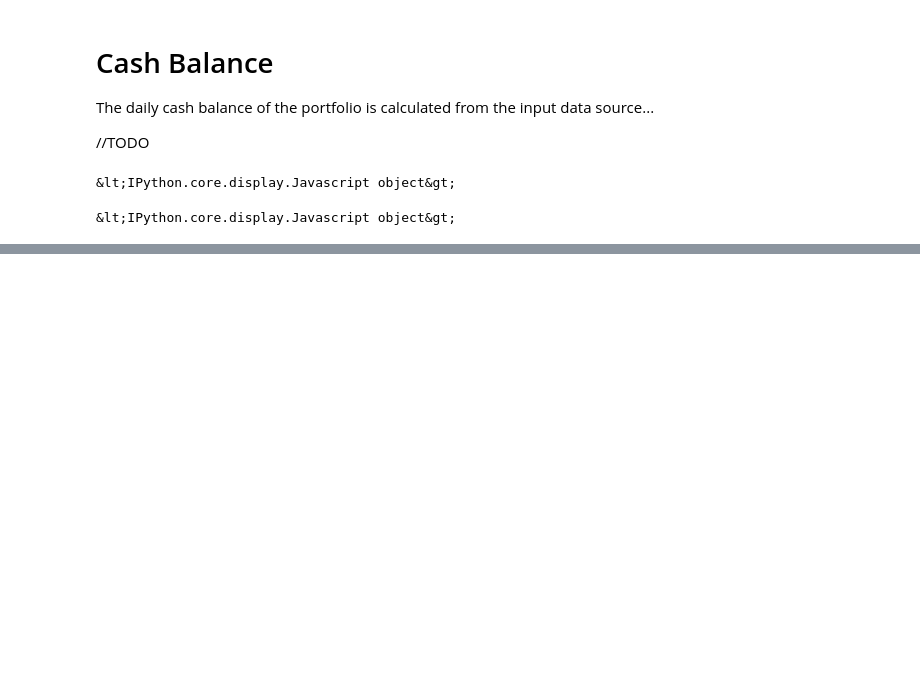
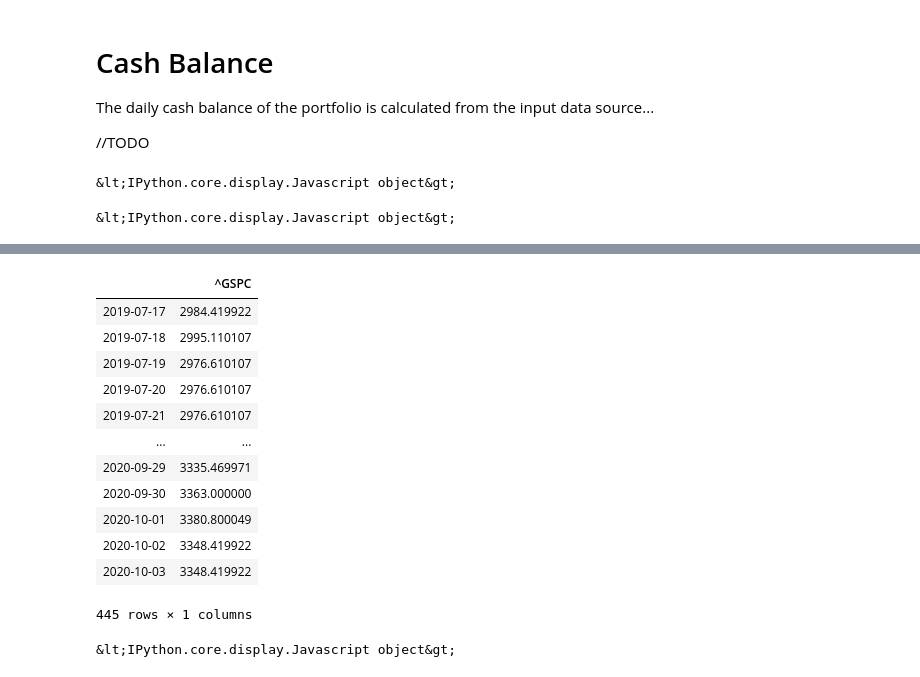
Before and after one commit to julian-west/python_portfolio_tracker, a Jupyter notebook: tutorials/loading_portfolio_data.ipynb, the cells around one changed output, grey strips where cells are left out. Saved outputs shown, nothing was run; the diff lists cells and outputs as text; code cells hidden in the pictures; blank space fills up the shorter version.

Commit message:
add benchmarks

```diff
--- a/tutorials/loading_portfolio_data.ipynb
+++ b/tutorials/loading_portfolio_data.ipynb
@@ -259,0 +268,20 @@ cash.cash_flows
+# %%
+# load SNP 500
+benchmark = '^GSPC'
+bm = BenchMarkLoader(pf,benchmark_tickers=benchmark)
+bm.benchmark_stock_prices
+# %% [output]
+|  | ^GSPC |
+| 2019-07-17 | 2984.419922 |
+| 2019-07-18 | 2995.110107 |
+| 2019-07-19 | 2976.610107 |
+| 2019-07-20 | 2976.610107 |
+| 2019-07-21 | 2976.610107 |
+| ... | ... |
+| 2020-09-29 | 3335.469971 |
+| 2020-09-30 | 3363.000000 |
+| 2020-10-01 | 3380.800049 |
+| 2020-10-02 | 3348.419922 |
+| 2020-10-03 | 3348.419922 |
+445 rows × 1 columns
+&lt;IPython.core.display.Javascript object&gt;
```
Also changed, not shown: parts of 8 cells of this notebook, 1 other file.
